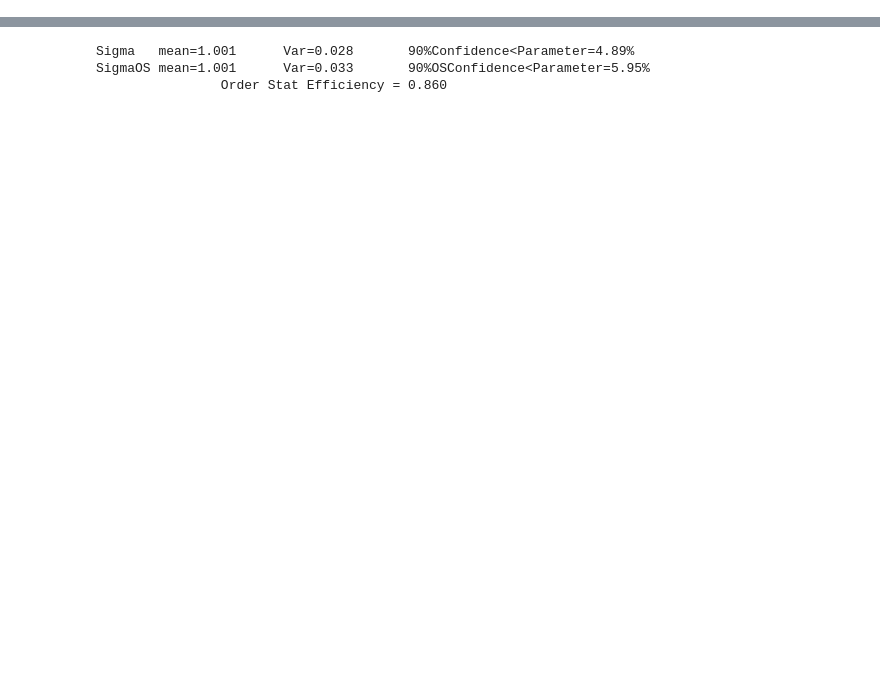
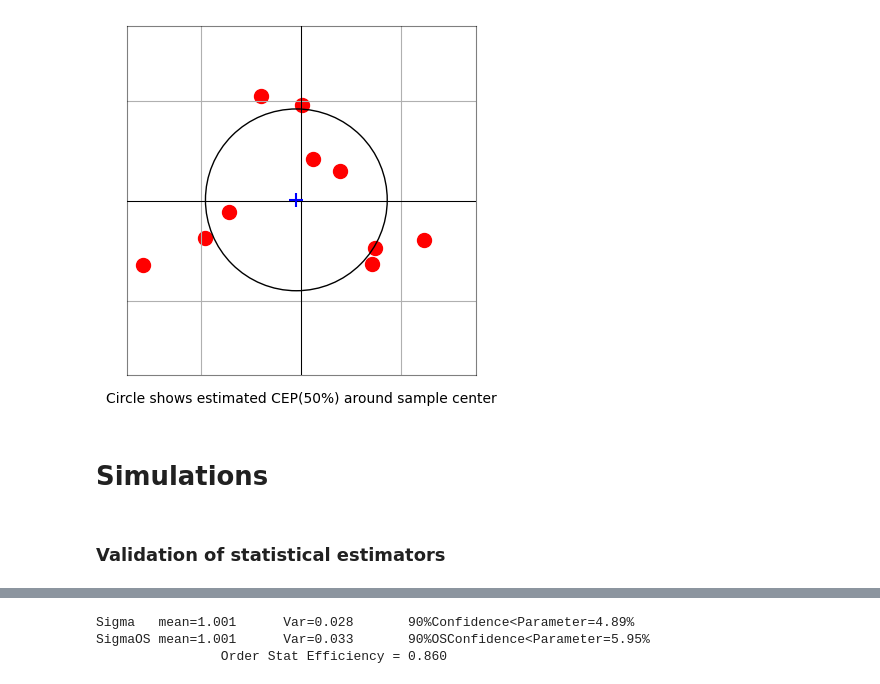
Before and after one commit to dbookstaber/ballistipedia, a Jupyter notebook: BallisticSimulations.ipynb, the cells around one changed output, grey strips where cells are left out. Drawn from its saved outputs; the diff is of its cells as text; code cells hidden in the pictures; blank space fills up the shorter version.

```diff
--- a/BallisticSimulations.ipynb
+++ b/BallisticSimulations.ipynb
@@ -100,0 +160,6 @@ Sigma   mean=1.000              90%Conf<Sigma=5.01%             MeanR =0.722
+# %%
+p = plotGroup(g)
+# %% [output]
+[figure, added]
+# %% [markdown]
+# Simulations
@@ -100,0 +172,2 @@ Sigma   mean=1.000              90%Conf<Sigma=5.01%             MeanR =0.722
+# %% [markdown]
+### Validation of statistical estimators
```
Also changed, not shown: parts of 24 cells of this notebook.
